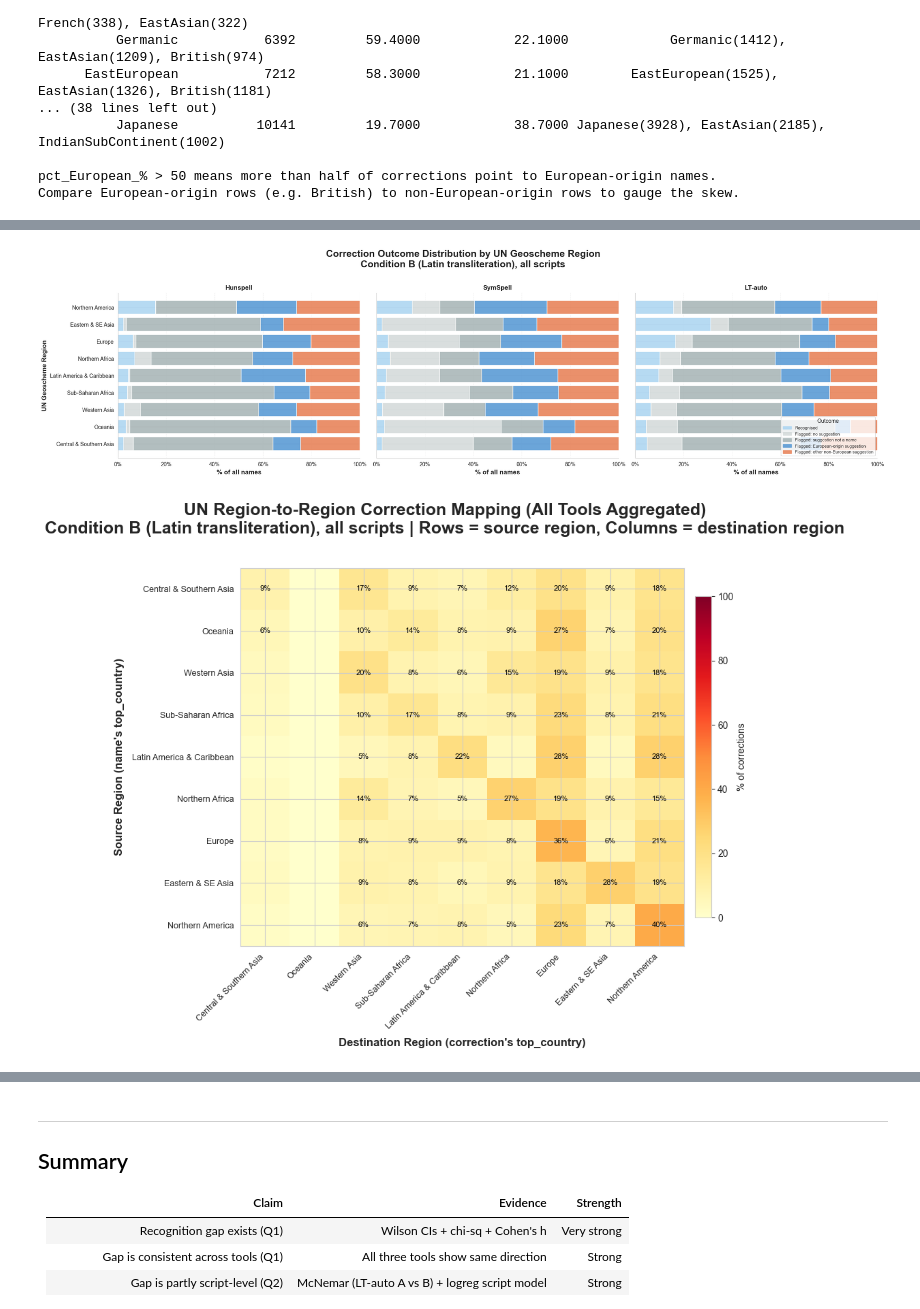
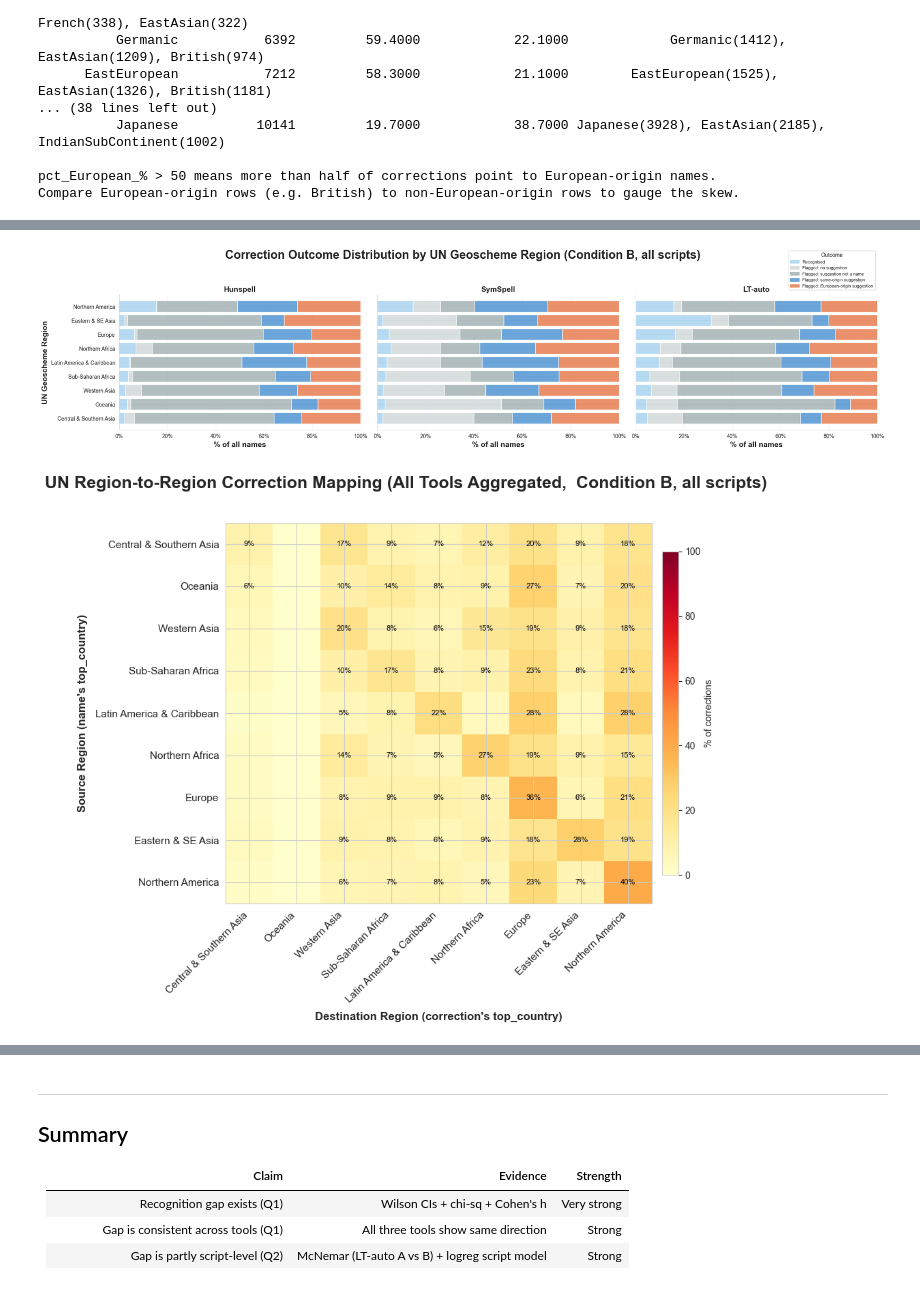
Before and after one commit to sarabrownxx/hons-project-spellcheck-bias, a Jupyter notebook: notebooks/08_bias_significance.ipynb, the cells around one changed output, grey strips where cells are left out. Cells and saved outputs as stored; diff of their text form; code cells hidden in the pictures.

```diff
--- a/notebooks/08_bias_significance.ipynb
+++ b/notebooks/08_bias_significance.ipynb
@@ -316,3 +316,21 @@ print("Tool-specific outliers (e.g. Arabic/Hebrew under LT-auto A) reflect desig
 [figure]
 Consistent patterns = systemic property of English spell-checkers.
 Tool-specific outliers (e.g. Arabic/Hebrew under LT-auto A) reflect design differences.
+# %%
+# Q1: Setup -- recognition rates by predicted origin category
+# Latin-script names only to isolate lexical bias from script effects
+
+eth_data_plot = df_latin_only[df_latin_only["eth_short"] != "Unknown"]
+
+ref_eth_order = (
+    recognition_table(eth_data_plot, "eth_short", "hunspell_latin_known")
+    .sort_values("rate_%", ascending=True)["group"].tolist()
+)
+
+print("Q1: Recognition rates by predicted origin category -- Condition B")
+print("LATIN-SCRIPT NAMES ONLY | 95% Wilson confidence intervals")
+for col, label in COND_B:
+    tbl = recognition_table(eth_data_plot, "eth_short", col)
+    print(f"-- {label} --")
+    print(tbl.to_string(index=False))
+    print("-" * 30)
@@ -2019,21 +2055,22 @@ for ax, (tool, known_col, corr_col, corr_eth_col) in zip(axes, OUTCOME_COLS):
                 color=OUTCOME_COLOURS[outcome], alpha=0.9)
         left += vals
 
-    ax.set_title(tool, fontsize=12, fontweight="bold")
-    ax.set_xlabel("% of all names", fontweight="bold", fontsize=12)
+    ax.set_title(tool, fontsize=14, fontweight="bold")
+    ax.set_xlabel("% of all names", fontweight="bold", fontsize=14)
     ax.xaxis.set_major_formatter(mticker.PercentFormatter())
     ax.set_xlim(0, 100)
     ax.grid(axis="x", linestyle="--", alpha=0.3, zorder=0)
     for spine in ["top", "right"]:
         ax.spines[spine].set_visible(False)
 
-axes[0].set_ylabel("Origin Category", fontweight="bold", fontsize=12)
+axes[0].set_ylabel("Origin Category", fontweight="bold", fontsize=14)
 handles = [plt.Rectangle((0,0),1,1, color=OUTCOME_COLOURS[o], alpha=0.9) for o in OUTCOME_ORDER]
 axes[-1].legend(handles, OUTCOME_ORDER, loc="lower right",
+                bbox_to_anchor=(1, 1.02),
                 fontsize=8, frameon=True, title="Outcome")
 fig.suptitle(
-    "Correction Outcome Distribution by Origin Category\nCondition B (Latin transliteration), all scripts",
-    fontsize=18, fontweight="bold", y=1.02
+    "Correction Outcome Distribution by Origin Category (Condition B, all scripts)",
+    fontsize=22, fontweight="bold", y=0.9
 )
 plt.tight_layout()
 plt.savefig("correction_direction_ethnicolr.png", dpi=300, bbox_inches="tight")
@@ -2086,40 +2123,41 @@ for ax, (tool, known_col, corr_col, corr_eth_col) in zip(axes, OUTCOME_COLS_R):
 
     sub["_outcome"] = sub.apply(_classify, axis=1)
     pivot = sub.groupby(["region", "_outcome"]).size().unstack(fill_value=0)
     pivot_pct = pivot.div(pivot.sum(axis=1), axis=0) * 100
     pivot_pct = pivot_pct.reindex(region_order).dropna(how="all")
 
     left = np.zeros(len(pivot_pct))
     for outcome in region_outcome_order:
         if outcome not in pivot_pct.columns:
             continue
         vals = pivot_pct[outcome].fillna(0).values
         ax.barh(pivot_pct.index, vals, left=left,
                 color=OUTCOME_COLOURS[outcome], alpha=0.9)
         left += vals
 
-    ax.set_title(tool, fontsize=12, fontweight="bold")
-    ax.set_xlabel("% of all names", fontweight="bold", fontsize=12)
+    ax.set_title(tool, fontsize=14, fontweight="bold")
+    ax.set_xlabel("% of all names", fontweight="bold", fontsize=14)
     ax.xaxis.set_major_formatter(mticker.PercentFormatter())
     ax.set_xlim(0, 100)
     ax.grid(axis="x", linestyle="--", alpha=0.3, zorder=0)
     for spine in ["top", "right"]:
         ax.spines[spine].set_visible(False)
 
-axes[0].set_ylabel("UN Geoscheme Region", fontweight="bold", fontsize=12)
+axes[0].set_ylabel("UN Geoscheme Region", fontweight="bold", fontsize=14)
 handles = [plt.Rectangle((0,0),1,1, color=OUTCOME_COLOURS[o], alpha=0.9)
            for o in region_outcome_order]
-axes[-1].legend(handles, region_outcome_order, loc="lower right",
+axes[-1].legend(handles, OUTCOME_ORDER, loc="lower right",
+                bbox_to_anchor=(1, 1.02),
                 fontsize=8, frameon=True, title="Outcome")
 fig.suptitle(
-    "Correction Outcome Distribution by UN Geoscheme Region\nCondition B (Latin transliteration), all scripts",
-    fontsize=18, fontweight="bold", y=1.02
+    "Correction Outcome Distribution by UN Geoscheme Region (Condition B, all scripts)",
+    fontsize=22, fontweight="bold", y=0.9
 )
 plt.tight_layout()
 plt.savefig("correction_direction_un_region.png", dpi=300, bbox_inches="tight")
 plt.show()
 # %% [output]
-[figure, old version]
+[figure, new version]
 # %%
 # Q3: Region-to-region correction mapping heatmap (aggregated across all tools)
 # For names from each UN Geoscheme source region, what proportion of corrections
@@ -2177,9 +2215,9 @@ ax.set_facecolor("white")
 im = ax.imshow(pct.values, aspect="auto", cmap="YlOrRd", vmin=0, vmax=100)
 
 ax.set_xticks(range(len(region_order)))
-ax.set_xticklabels(region_order, rotation=45, ha="right", fontsize=9)
+ax.set_xticklabels(region_order, rotation=45, ha="right", fontsize=11)
 ax.set_yticks(range(len(region_order)))
-ax.set_yticklabels(region_order, fontsize=9)
+ax.set_yticklabels(region_order, fontsize=11)
 ax.set_xlabel("Destination Region (correction's top_country)",
               fontweight="bold", fontsize=12, labelpad=8)
 ax.set_ylabel("Source Region (name's top_country)",
@@ -2194,13 +2232,11 @@ for r in range(len(region_order)):
 
 fig.colorbar(im, ax=ax, label="% of corrections", shrink=0.85, pad=0.02)
 fig.suptitle(
-    "UN Region-to-Region Correction Mapping (All Tools Aggregated)\n"
-    "Condition B (Latin transliteration), all scripts | "
-    "Rows = source region, Columns = destination region",
+    "UN Region-to-Region Correction Mapping (All Tools Aggregated,  Condition B, all scripts) ",
     fontsize=18, fontweight="bold", y=1.02
 )
 plt.tight_layout()
 plt.savefig("correction_region_heatmap.png", dpi=300, bbox_inches="tight")
 plt.show()
 # %% [output]
-[figure, old version]
+[figure, new version]
```
Also changed, not shown: parts of 6 cells of this notebook, 1 other file.
